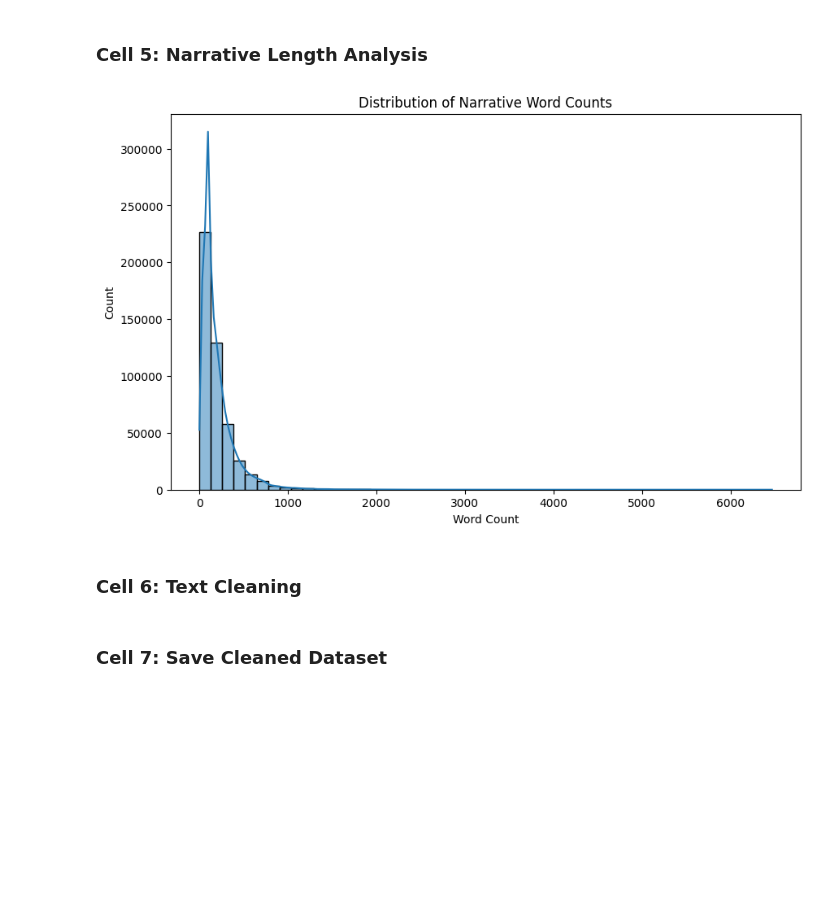
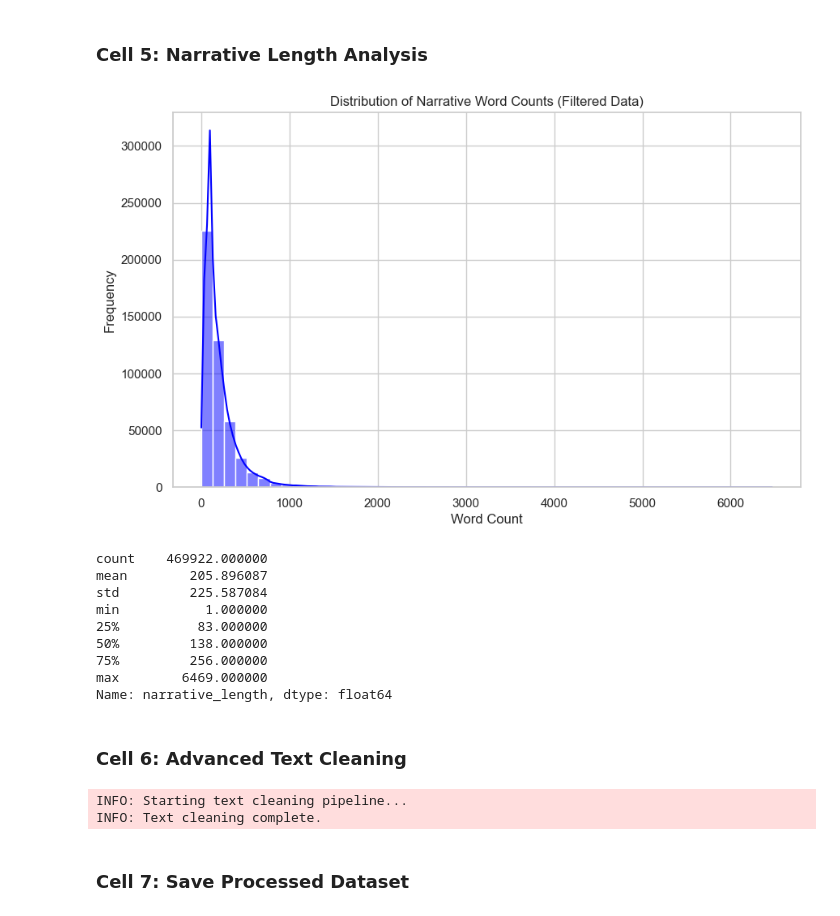
Before and after one commit to rufta-g20/rag-complaint-chatbot, a Jupyter notebook: notebooks/preprocessing.ipynb, the cells around one changed output. Saved outputs shown, nothing was run; the diff lists cells and outputs as text; code cells hidden in the pictures; blank space fills up the shorter version.

```diff
--- a/notebooks/preprocessing.ipynb
+++ b/notebooks/preprocessing.ipynb
@@ -6,9 +6,12 @@ import matplotlib.pyplot as plt
 import seaborn as sns
 import re
 import os
+import logging
 
-# Load the full CFPB dataset
+# Configure logging for better maintainability and robustness
+logging.basicConfig(level=logging.INFO, format='%(levelname)s: %(message)s')
 
-file_path = '../data/raw/complaints.csv'
-df = pd.read_csv(file_path, low_memory=False)
+# Set aesthetic style for visualizations
+sns.set_theme(style="whitegrid")
+%matplotlib inline
 # %% [markdown]
@@ -54,6 +50,13 @@ Passing `palette` without assigning `hue` is deprecated and will be removed in v
 # %%
-has_narrative = df['Consumer complaint narrative'].notnull().sum()
-no_narrative = df['Consumer complaint narrative'].isnull().sum()
-print(f"Complaints with narratives: {has_narrative}")
-print(f"Complaints without narratives: {no_narrative}")
+# Analyze distribution across all products
+product_counts = df_raw['Product'].value_counts()
+
+plt.figure(figsize=(12, 8))
+sns.barplot(y=product_counts.index[:15], x=product_counts.values[:15], palette='viridis')
+plt.title("Top 15 Complaint Categories (Full Dataset)")
+plt.xlabel("Number of Complaints")
+plt.ylabel("Product Category")
+plt.show()
+
+print("\nComplaints per Product (Top 10):\n", product_counts.head(10))
 # %% [output]
@@ -87,30 +117,63 @@ Remaining records for CrediTrust products: 471668
 # %% [markdown]
 ### Cell 5: Narrative Length Analysis
 # %%
+# Calculate word counts for EDA
 df_filtered['narrative_length'] = df_filtered['Consumer complaint narrative'].apply(lambda x: len(str(x).split()))
 
 plt.figure(figsize=(10, 6))
-sns.histplot(df_filtered['narrative_length'], bins=50, kde=True)
-plt.title("Distribution of Narrative Word Counts")
+sns.histplot(df_filtered['narrative_length'], bins=50, kde=True, color='blue')
+plt.title("Distribution of Narrative Word Counts (Filtered Data)")
 plt.xlabel("Word Count")
+plt.ylabel("Frequency")
 plt.show()
+
+# Statistical summary of lengths
+print(df_filtered['narrative_length'].describe())
 # %% [output]
-[figure, old version]
+[figure, new version]
+count    469922.000000
+mean        205.896087
+std         225.587084
+min           1.000000
+25%          83.000000
+50%         138.000000
+75%         256.000000
+max        6469.000000
+Name: narrative_length, dtype: float64
 # %% [markdown]
-### Cell 6: Text Cleaning
+### Cell 6: Advanced Text Cleaning
 # %%
-def clean_text(text):
-    # Lowercase
+def clean_complaint_text(text):
+    """
+    Cleans raw narrative text for better embedding quality.
+    - Lowercases text for standardization.
+    - Removes common boilerplate introductory phrases.
+    - Removes special characters but keeps spaces and standard punctuation.
+    """
+    if not isinstance(text, str):
+        return ""
+
+    # Lowercase text
     text = text.lower()
-    # Remove boilerplate
+
+    # Remove boilerplate phrases like "I am writing to file a complaint"
+    text = re.sub(r"i am writing to file a complaint regarding", "", text)
     text = re.sub(r"i am writing to file a complaint", "", text)
-    # Remove special characters/numbers
+
+    # Remove special characters/numbers to focus on semantic word meaning
     text = re.sub(r'[^a-zA-Z\s]', '', text)
+
     # Remove extra whitespace
     text = re.sub(r'\s+', ' ', text).strip()
+
     return text
 
-df_filtered['cleaned_narrative'] = df_filtered['Consumer complaint narrative'].apply(clean_text)
+logging.info("Starting text cleaning pipeline...")
+df_filtered['cleaned_narrative'] = df_filtered['Consumer complaint narrative'].apply(clean_complaint_text)
+logging.info("Text cleaning complete.")
+# %% [output]
+INFO: Starting text cleaning pipeline...
+INFO: Text cleaning complete.
 # %% [markdown]
-### Cell 7: Save Cleaned Dataset
+### Cell 7: Save Processed Dataset
 # %%
```
Also changed, not shown: parts of 8 cells of this notebook, 2 other files.
